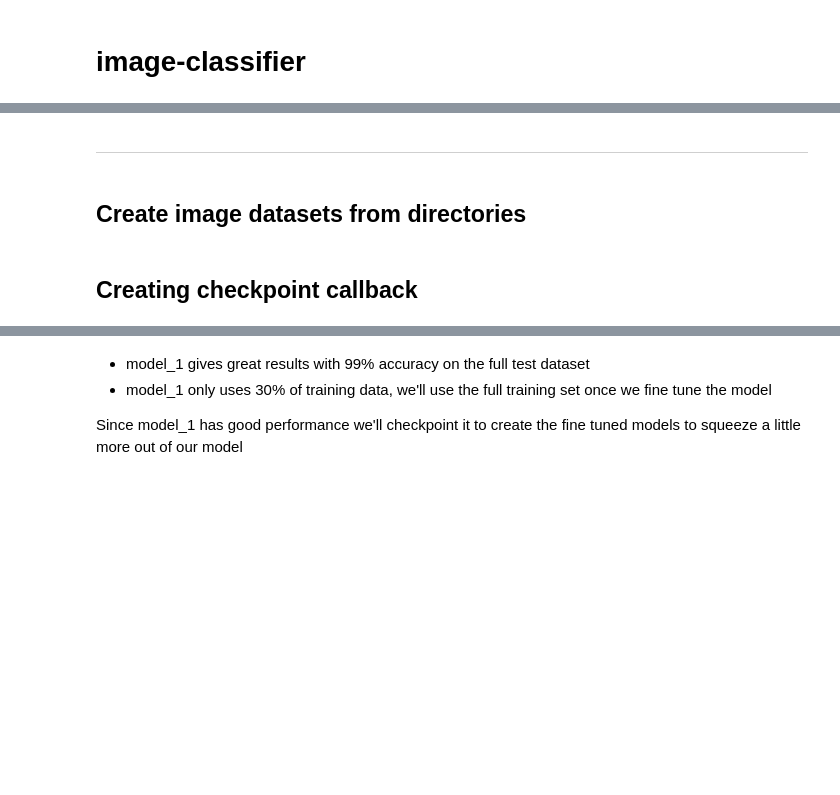
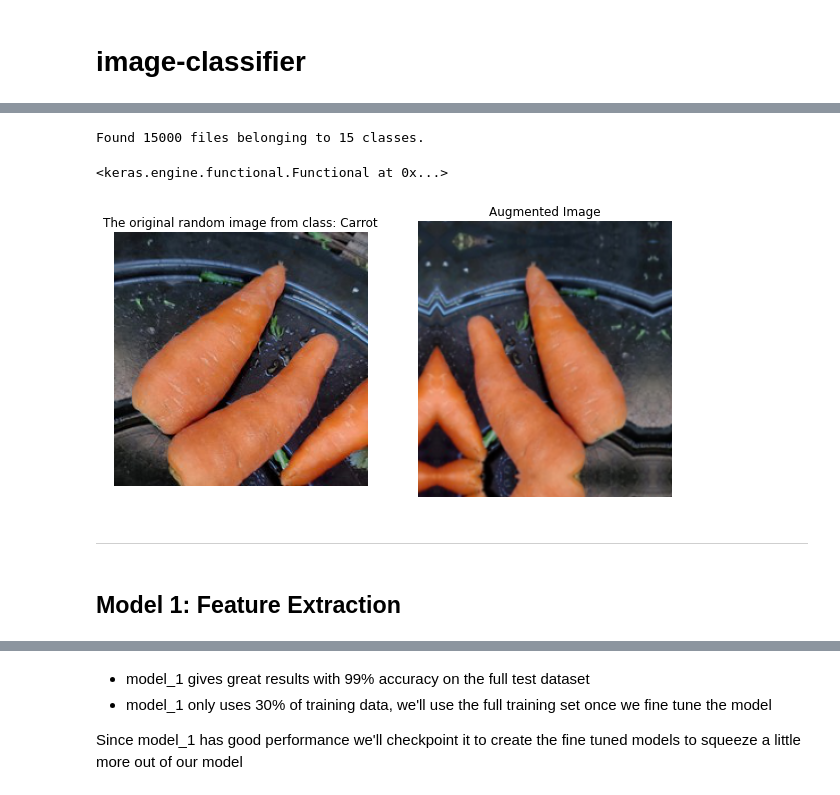
Before and after one commit to kamangir/image-classifier, a Jupyter notebook: image_classifier.ipynb, the cells around one changed output, grey strips where cells are left out. Saved outputs shown, nothing was run; the diff lists cells and outputs as text; code cells hidden in the pictures; blank space fills up the shorter version.

```diff
--- a/image_classifier.ipynb
+++ b/image_classifier.ipynb
@@ -46,0 +41,5 @@ Found 15000 files belonging to 15 classes.
+# %%
+from image_classifier.model import create_base_model
+
+create_base_model(data_object=input_object, plot_level=PLOT_ALL)
+# %% [output]
@@ -47,7 +48,8 @@ Found 15000 files belonging to 15 classes.
+Found 15000 files belonging to 15 classes.
+<keras.engine.functional.Functional at 0x...>
+[figure, added]
 # %% [markdown]
 ---
-# %% [markdown]
-## Create image datasets from directories
 # %%
 train_30_percent = tf.keras.preprocessing.image_dataset_from_directory(
   os.path.join(input_object,'train_30'),
@@ -76,8 +78,8 @@ validation_data = tf.keras.preprocessing.image_dataset_from_directory(
   label_mode = 'categorical',
   seed = 42
 )
-# %% [markdown]
-## Creating checkpoint callback
+# %% [markdown]
+## Model 1: Feature Extraction
 # %%
 checkpoint_path = os.path.join(output_object,'checkpoint_30_percent/checkpoint.ckpt')
 
```
Also changed, not shown: parts of 7 cells of this notebook, 3 other files.
